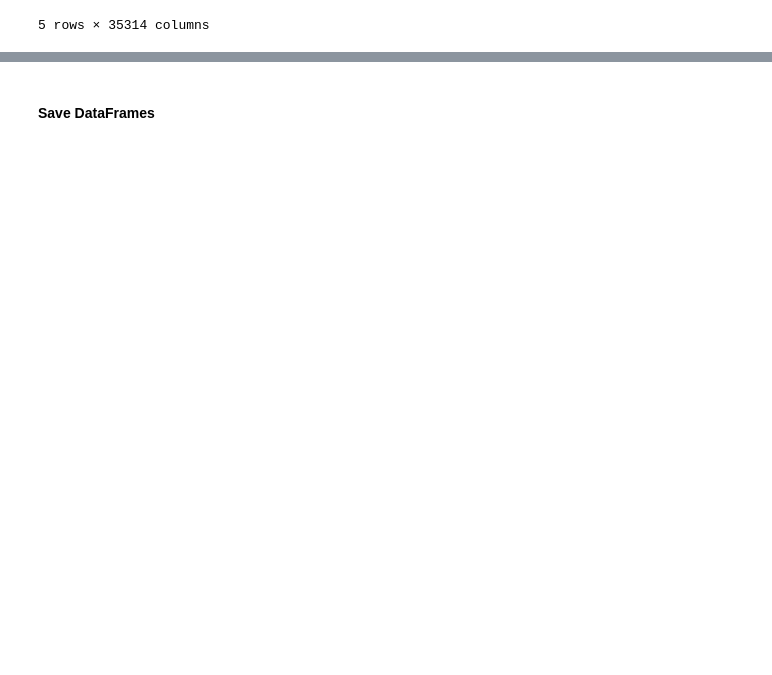
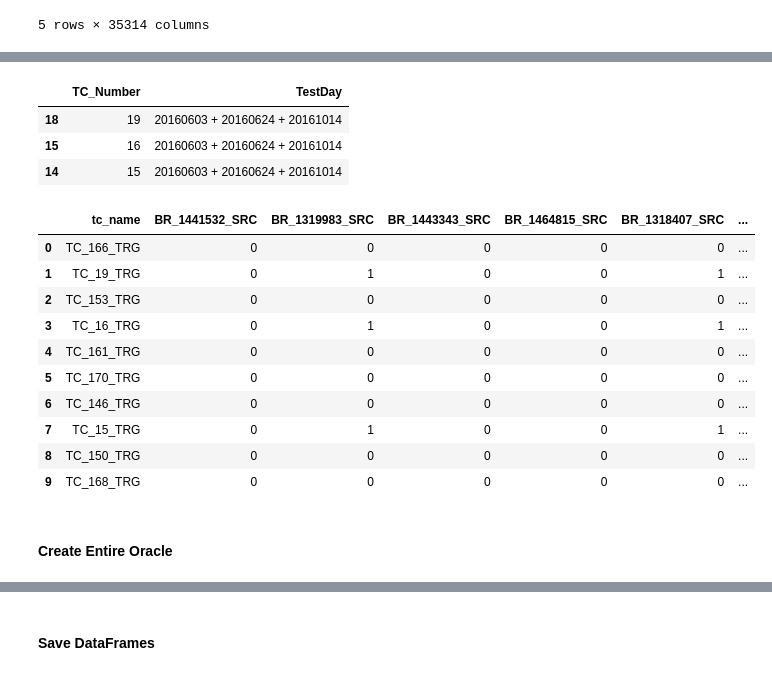
Before and after one commit to Pointpt/trace-link-recovery-study, a Jupyter notebook: scripts/input_proc_fx_v2.ipynb, the cells around one changed output, grey strips where cells are left out. Cells and saved outputs as stored; diff of their text form; code cells hidden in the pictures; blank space fills up the shorter version.

```diff
--- a/scripts/input_proc_fx_v2.ipynb
+++ b/scripts/input_proc_fx_v2.ipynb
@@ -28,7 +30,7 @@ BR shape: (35314, 10)
 # %% [markdown]
 #### Bug Reports Names and Descriptions
 # %%
-bugreports['br_name'] = bugreports.apply(lambda row : 'BR_' + str(row[0]) + '_SRC', axis=1)
+bugreports['br_name'] = bugreports.apply(lambda row : 'BR_' + str(row['Bug_Number']) + '_SRC', axis=1)
 bugreports['br_desc'] = bugreports.apply(lambda row : ' '.join([str(el) for el in row]), axis=1)
 bugreports.head()
 # %% [output]
@@ -136,0 +131,5 @@ results = Parallel(n_jobs=7, verbose=1)(delayed(create_links)(idx,tc_df,br_df) f
+# %%
+br_aux = bugreports[(bugreports.Version == '50 Branch') | (bugreports.Version == '60 Branch')].sample(15, random_state=42)
+tc_aux = testcases[(testcases.TestDay.str.contains('20161014')) | (testcases.TestDay.str.contains('20161028'))].sample(10, random_state=1000)
+
+br_aux[br_aux.Version == '50 Branch'].loc[:, ['Bug_Number','Version']].head(100)
@@ -136,0 +144,26 @@ results = Parallel(n_jobs=7, verbose=1)(delayed(create_links)(idx,tc_df,br_df) f
+# %%
+tc_aux[tc_aux.TestDay.str.contains('20161014')].loc[:,['TC_Number','TestDay']].head(100)
+# %% [output]
+|  | TC_Number | TestDay |
+| 18 | 19 | 20160603 + 20160624 + 20161014 |
+| 15 | 16 | 20160603 + 20160624 + 20161014 |
+| 14 | 15 | 20160603 + 20160624 + 20161014 |
+# %%
+create_links('small', tc_aux, br_aux)
+
+small_orc = pd.read_csv('../data/mozilla_firefox_v2/firefoxDataset/oracle/output/part/trace_matrix_small.csv')
+aux_functions.highlight_df(small_orc)
+# %% [output]
+|  | tc_name | BR_1441532_SRC | BR_1319983_SRC | BR_1443343_SRC | BR_1464815_SRC | BR_1318407_SRC | ... |
+| 0 | TC_166_TRG | 0 | 0 | 0 | 0 | 0 | ... |
+| 1 | TC_19_TRG | 0 | 1 | 0 | 0 | 1 | ... |
+| 2 | TC_153_TRG | 0 | 0 | 0 | 0 | 0 | ... |
+| 3 | TC_16_TRG | 0 | 1 | 0 | 0 | 1 | ... |
+| 4 | TC_161_TRG | 0 | 0 | 0 | 0 | 0 | ... |
+| 5 | TC_170_TRG | 0 | 0 | 0 | 0 | 0 | ... |
+| 6 | TC_146_TRG | 0 | 0 | 0 | 0 | 0 | ... |
+| 7 | TC_15_TRG | 0 | 1 | 0 | 0 | 1 | ... |
+| 8 | TC_150_TRG | 0 | 0 | 0 | 0 | 0 | ... |
+| 9 | TC_168_TRG | 0 | 0 | 0 | 0 | 0 | ... |
+# %% [markdown]
+#### Create Entire Oracle
```
Also changed, not shown: parts of 28 cells of this notebook, 5 other files.
